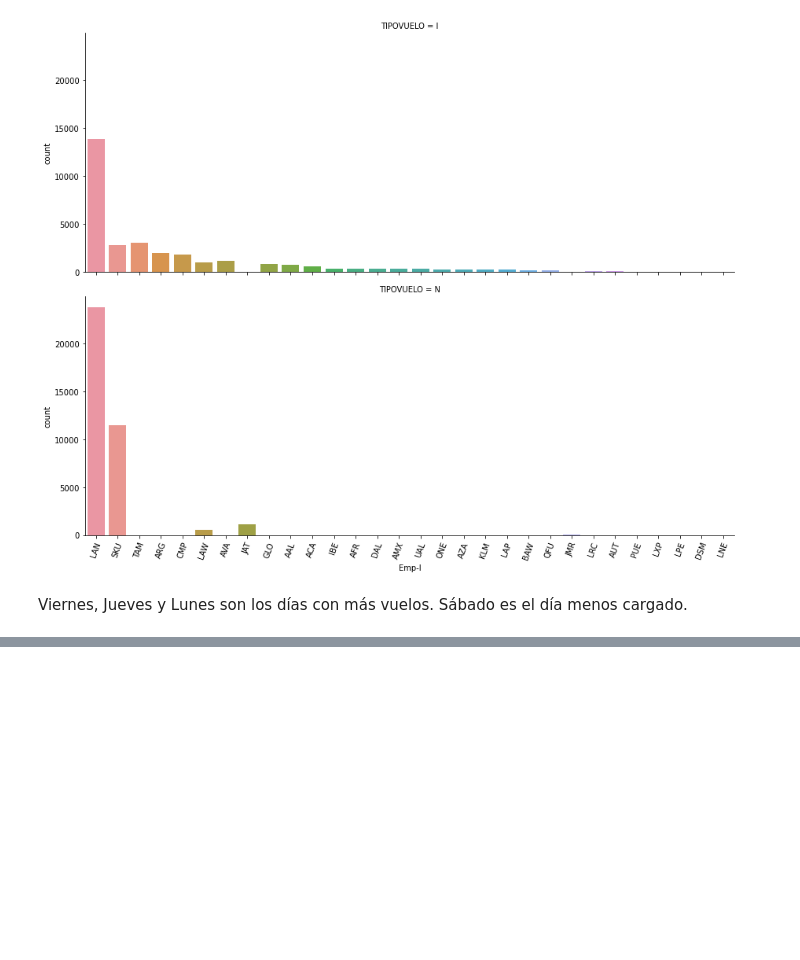
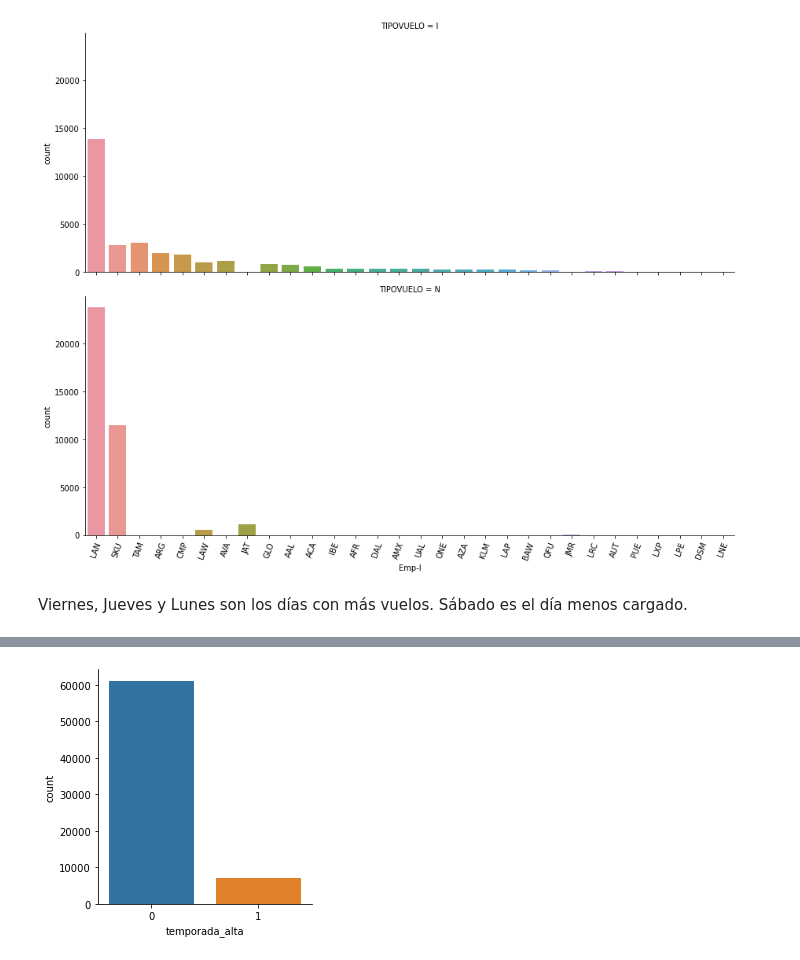
Before and after one commit to sebastiansm/latam_challenge, a Jupyter notebook: solution.ipynb, the cells around one changed output, grey strips where cells are left out. Drawn from its saved outputs; the diff is of its cells as text; code cells hidden in the pictures; blank space fills up the shorter version.

```diff
--- a/solution.ipynb
+++ b/solution.ipynb
@@ -296,0 +287,10 @@ df['periodo_dia'] = df.apply(lambda x: periodo_dia(x['Fecha-I']), axis=1)
+# %%
+sns.catplot(data=df,
+            x='temporada_alta',
+            kind="count",
+            height=4, aspect=1)
+#plt.xticks(rotation=70)
+#plt.xlabel('Vlo-I',fontsize=1)
+plt.tight_layout()
+# %% [output]
+[figure, added]
```
Also changed, not shown: parts of 92 cells of this notebook, 2 other files.
